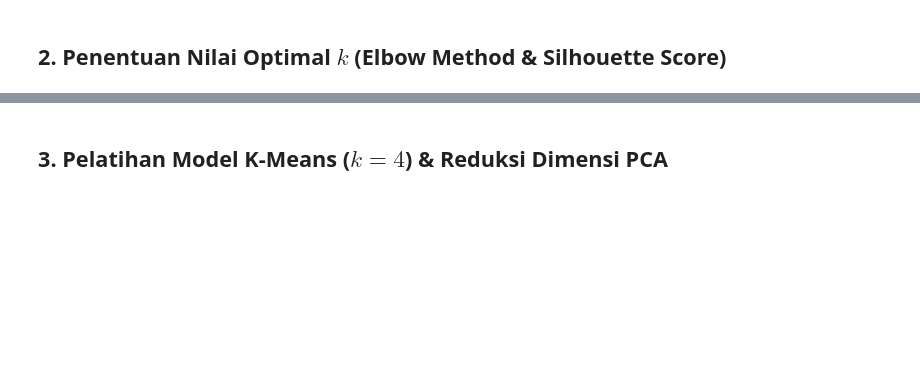
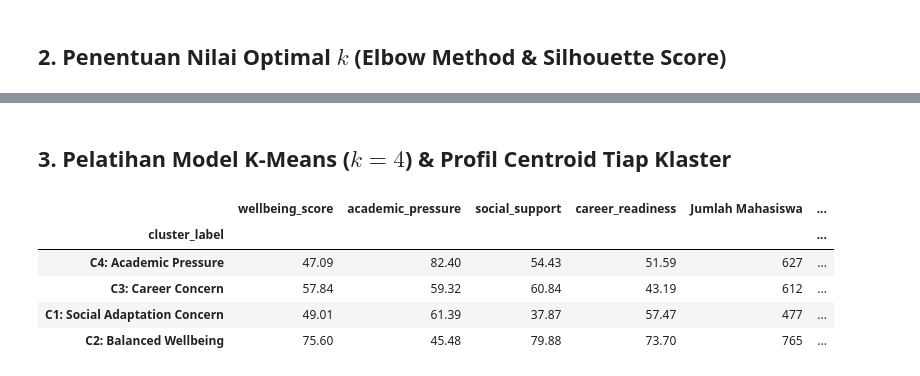
Before and after one commit to ardanrizky/Nadi-Kampus-, a Jupyter notebook: notebooks/01_eda_and_kmeans_clustering.ipynb, the cells around one changed output, grey strips where cells are left out. Saved outputs shown, nothing was run; the diff lists cells and outputs as text; code cells hidden in the pictures; blank space fills up the shorter version.

```diff
--- a/notebooks/01_eda_and_kmeans_clustering.ipynb
+++ b/notebooks/01_eda_and_kmeans_clustering.ipynb
@@ -41,16 +81,32 @@ print(f"Silhouette Score pada k=4: {sil_scores[2]:.2f} (Struktur Kuat)")
 # %% [markdown]
-## 3. Pelatihan Model K-Means ($k=4$) & Reduksi Dimensi PCA
+## 3. Pelatihan Model K-Means ($k=4$) & Profil Centroid Tiap Klaster
 # %%
 kmeans = KMeans(n_clusters=4, random_state=42, n_init=10)
 df['cluster_kmeans'] = kmeans.fit_predict(X_scaled)
 
 # Proyeksi PCA 2D
 pca = PCA(n_components=2, random_state=42)
 pca_coords = pca.fit_transform(X_scaled)
 df['pca_dim1'] = pca_coords[:, 0]
 df['pca_dim2'] = pca_coords[:, 1]
 
-# Ekspor hasil centroid
-centroids = pd.DataFrame(scaler.inverse_transform(kmeans.cluster_centers_), columns=features)
-centroids['Cluster'] = ['C1: Academic Pressure', 'C2: Career Concern', 'C3: Social Adaptation', 'C4: Balanced Wellbeing']
-centroids
+# Pemetaan profil klaster berdasarkan karakteristik dominan
+cluster_names = {
+    0: 'C1: Social Adaptation Concern',
+    1: 'C2: Balanced Wellbeing',
+    2: 'C3: Career Concern',
+    3: 'C4: Academic Pressure'
+}
+df['cluster_label'] = df['cluster_kmeans'].map(cluster_names)
+
+cluster_summary = df.groupby('cluster_label')[features].mean().round(2)
+cluster_summary['Jumlah Mahasiswa'] = df['cluster_label'].value_counts()
+cluster_summary['Persentase'] = (df['cluster_label'].value_counts(normalize=True) * 100).round(1).astype(str) + '%'
+cluster_summary.loc[['C4: Academic Pressure', 'C3: Career Concern', 'C1: Social Adaptation Concern', 'C2: Balanced Wellbeing']]
+# %% [output]
+|  | wellbeing_score | academic_pressure | social_support | career_readiness | Jumlah Mahasiswa | ... |
+| cluster_label |  |  |  |  |  | ... |
+| C4: Academic Pressure | 47.09 | 82.40 | 54.43 | 51.59 | 627 | ... |
+| C3: Career Concern | 57.84 | 59.32 | 60.84 | 43.19 | 612 | ... |
+| C1: Social Adaptation Concern | 49.01 | 61.39 | 37.87 | 57.47 | 477 | ... |
+| C2: Balanced Wellbeing | 75.60 | 45.48 | 79.88 | 73.70 | 765 | ... |
```
Also changed, not shown: parts of 8 cells of this notebook.
